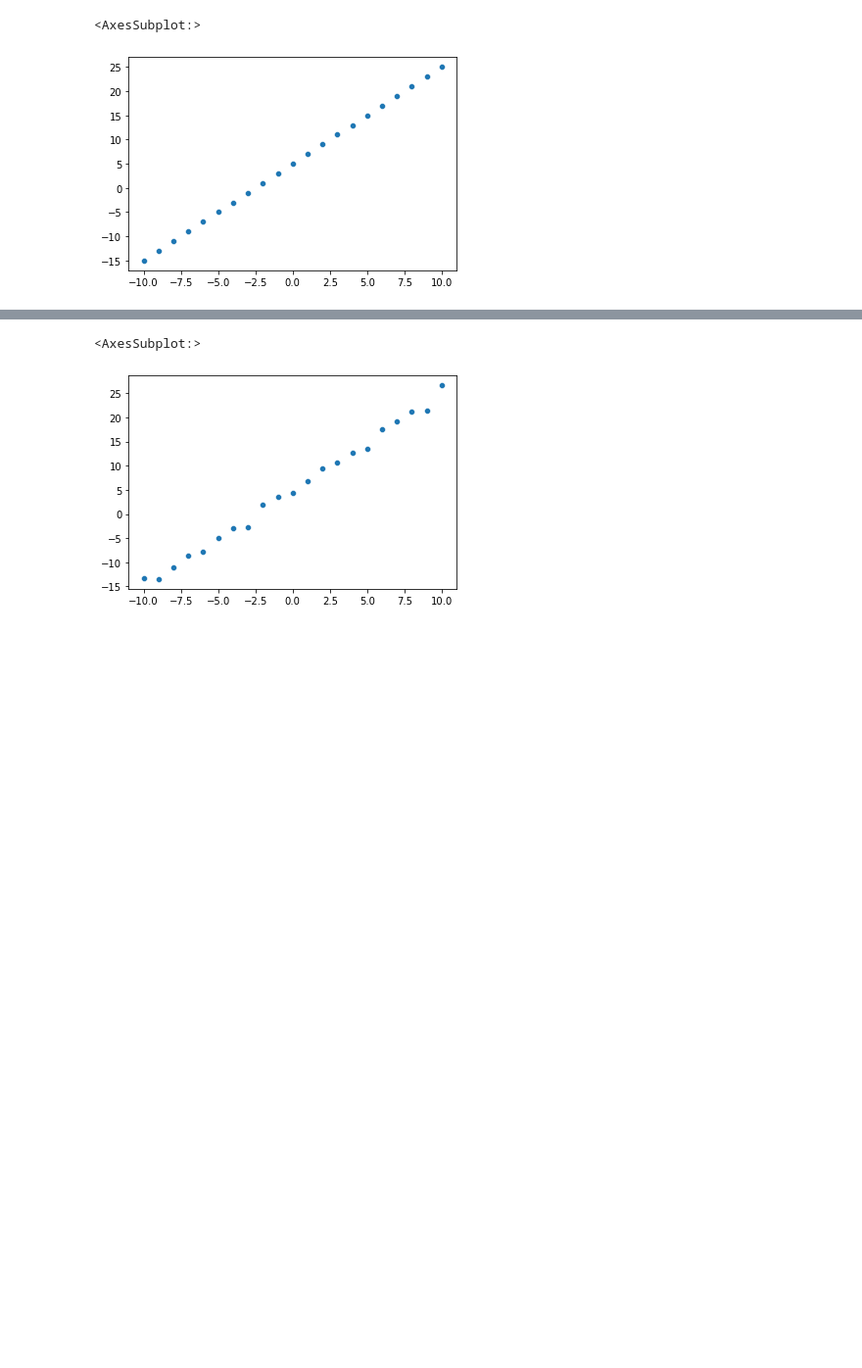
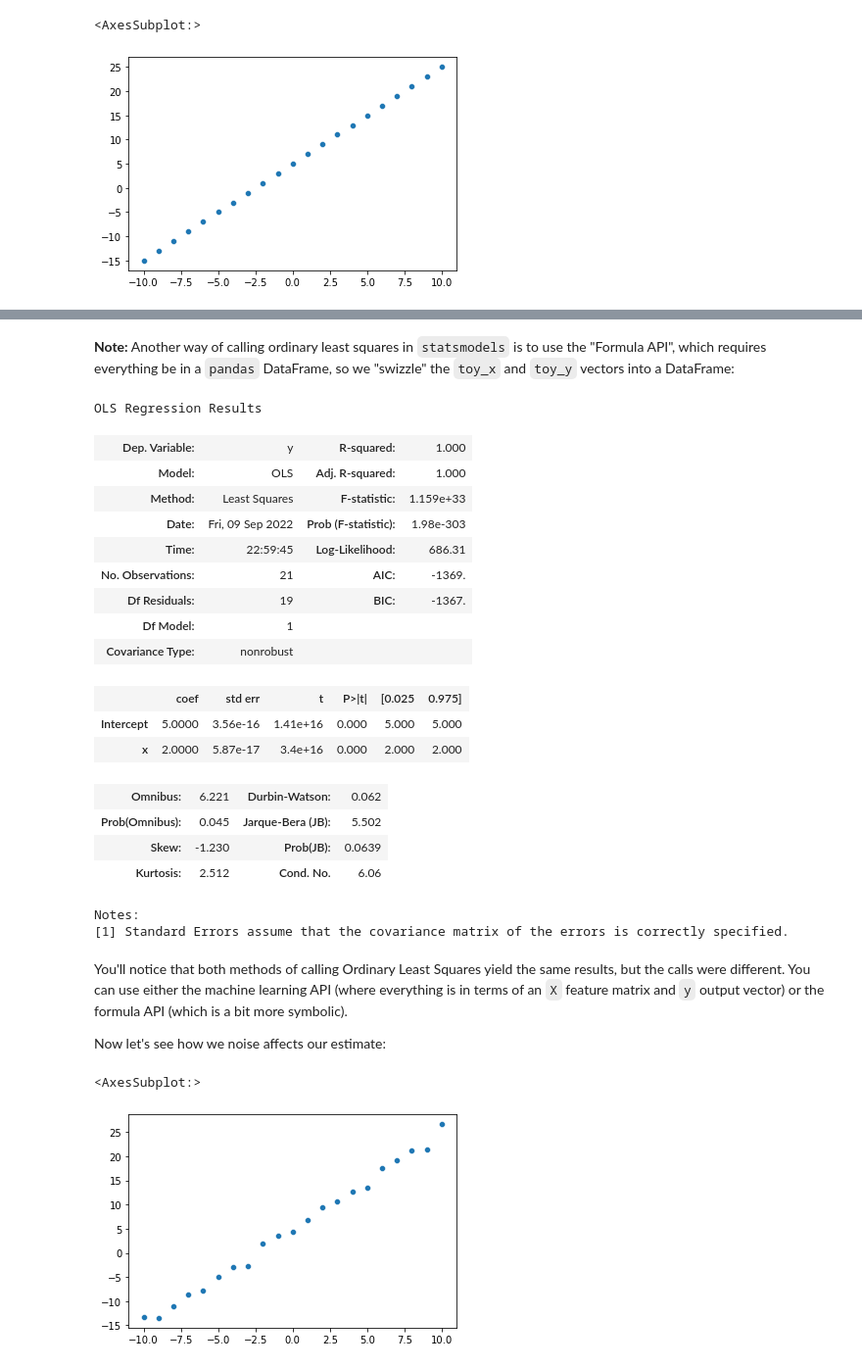
Before and after one commit to curtywang/ee5020-notes-fa22, a Jupyter notebook: day04_soln/analysis_modeling_dists.ipynb, the cells around one changed output, grey strips where cells are left out. Shown at 98% size. Drawn from its saved outputs; the diff is of its cells as text; code cells hidden in the pictures; blank space fills up the shorter version.

Commit message:
finished Day 4 notes

```diff
--- a/day04_soln/analysis_modeling_dists.ipynb
+++ b/day04_soln/analysis_modeling_dists.ipynb
@@ -180,6 +180,39 @@ OLS Regression Results
 | Kurtosis: | 2.512 | Cond. No. | 6.06 |
 Notes:
 [1] Standard Errors assume that the covariance matrix of the errors is correctly specified.
+# %% [markdown]
+**Note:** Another way of calling ordinary least squares in `statsmodels` is to use the "Formula API", which requires everything be in a `pandas` DataFrame, so we "swizzle" the `toy_x` and `toy_y` vectors into a DataFrame:
+# %%
+import statsmodels.formula.api as smf
+
+df_toy = pd.DataFrame.from_dict({"x": toy_x, "y": toy_y})
+f_model_perfect = smf.ols(formula='y ~ x + 1', data=df_toy)
+f_model_perfect_results = f_model_perfect.fit()
+f_model_perfect_results.summary()
+# %% [output]
+OLS Regression Results
+| Dep. Variable: | y | R-squared: | 1.000 |
+| Model: | OLS | Adj. R-squared: | 1.000 |
+| Method: | Least Squares | F-statistic: | 1.159e+33 |
+| Date: | Fri, 09 Sep 2022 | Prob (F-statistic): | 1.98e-303 |
+| Time: | 22:59:45 | Log-Likelihood: | 686.31 |
+| No. Observations: | 21 | AIC: | -1369. |
+| Df Residuals: | 19 | BIC: | -1367. |
+| Df Model: | 1 |  |  |
+| Covariance Type: | nonrobust |  |  |
+|  | coef | std err | t | P>|t| | [0.025 | 0.975] |
+| Intercept | 5.0000 | 3.56e-16 | 1.41e+16 | 0.000 | 5.000 | 5.000 |
+| x | 2.0000 | 5.87e-17 | 3.4e+16 | 0.000 | 2.000 | 2.000 |
+| Omnibus: | 6.221 | Durbin-Watson: | 0.062 |
+| Prob(Omnibus): | 0.045 | Jarque-Bera (JB): | 5.502 |
+| Skew: | -1.230 | Prob(JB): | 0.0639 |
+| Kurtosis: | 2.512 | Cond. No. | 6.06 |
+Notes:
+[1] Standard Errors assume that the covariance matrix of the errors is correctly specified.
+# %% [markdown]
+You'll notice that both methods of calling Ordinary Least Squares yield the same results, but the calls were different.  You can use either the machine learning API (where everything is in terms of an `X` feature matrix and `y` output vector) or the formula API (which is a bit more symbolic).
+
+Now let's see how we noise affects our estimate:
 # %%
 dist_noise = sp.stats.norm(loc=0., scale=1.0)
 
```
Also changed, not shown: parts of 12 cells of this notebook.
